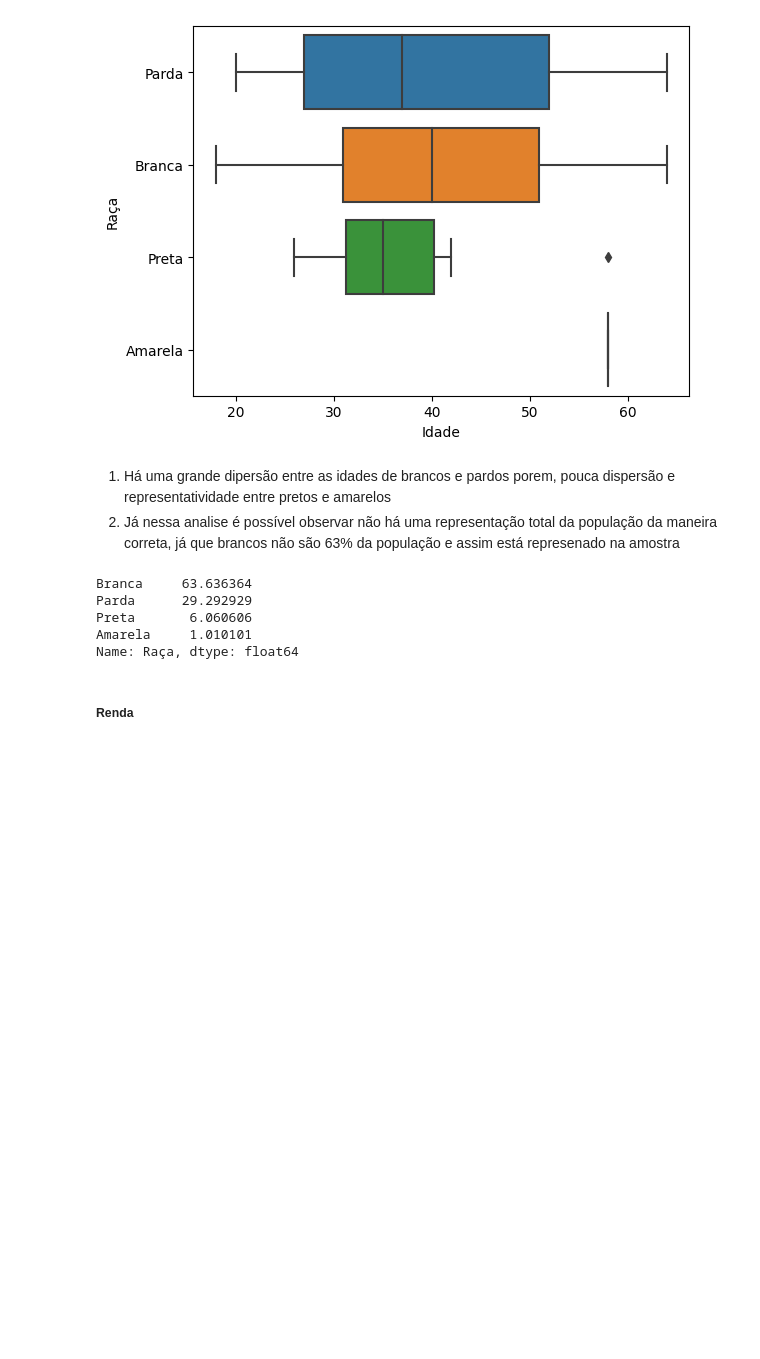
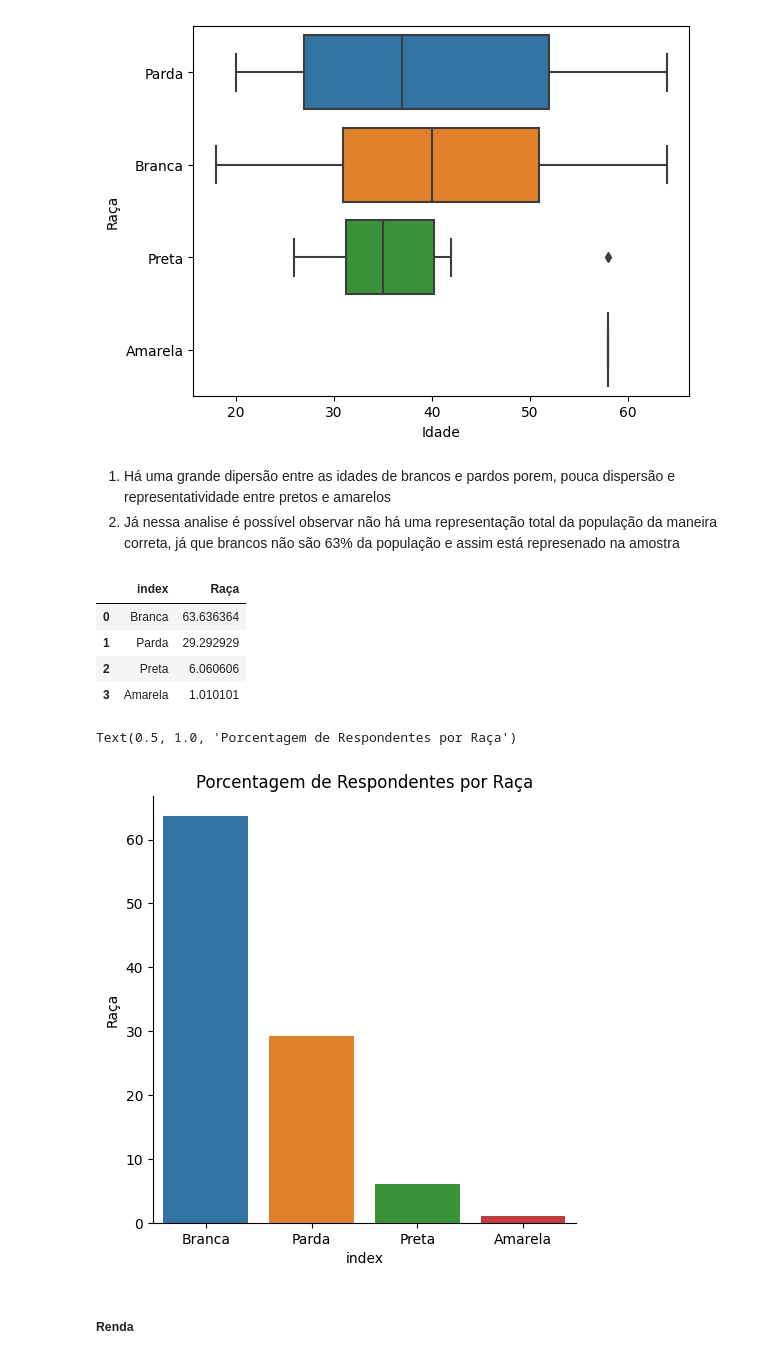
Before and after one commit to CyberBantu/Atlas_intel, a Jupyter notebook: Analise_AtlasIntel.ipynb, the cells around one changed output. Cells and saved outputs as stored; diff of their text form; code cells hidden in the pictures; blank space fills up the shorter version.

```diff
--- a/Analise_AtlasIntel.ipynb
+++ b/Analise_AtlasIntel.ipynb
@@ -419,13 +420,21 @@ sns.boxplot(data = df_respondentes,
 2. Já nessa analise é possível observar não há uma representação total da população da maneira correta, já que brancos não são 63% da população e assim está represenado na amostra
 # %%
 # Olhando para porcentagem por
-df_respondentes['Raça'].value_counts(normalize = True) * 100
+df_raca = df_respondentes['Raça'].value_counts(normalize = True) * 100
+df_raca = df_raca.reset_index()
+df_raca.head()
 # %% [output]
-Branca     63.636364
-Parda      29.292929
-Preta       6.060606
-Amarela     1.010101
-Name: Raça, dtype: float64
+|  | index | Raça |
+| 0 | Branca | 63.636364 |
+| 1 | Parda | 29.292929 |
+| 2 | Preta | 6.060606 |
+| 3 | Amarela | 1.010101 |
+# %%
+sns.catplot(data = df_raca, x = 'index', y = 'Raça', kind = 'bar')
+plt.title('Porcentagem de Respondentes por Raça')
+# %% [output]
+Text(0.5, 1.0, 'Porcentagem de Respondentes por Raça')
+[figure, added]
 # %% [markdown]
 ##### Renda
 # %%
```
Also changed, not shown: parts of 10 cells of this notebook.
